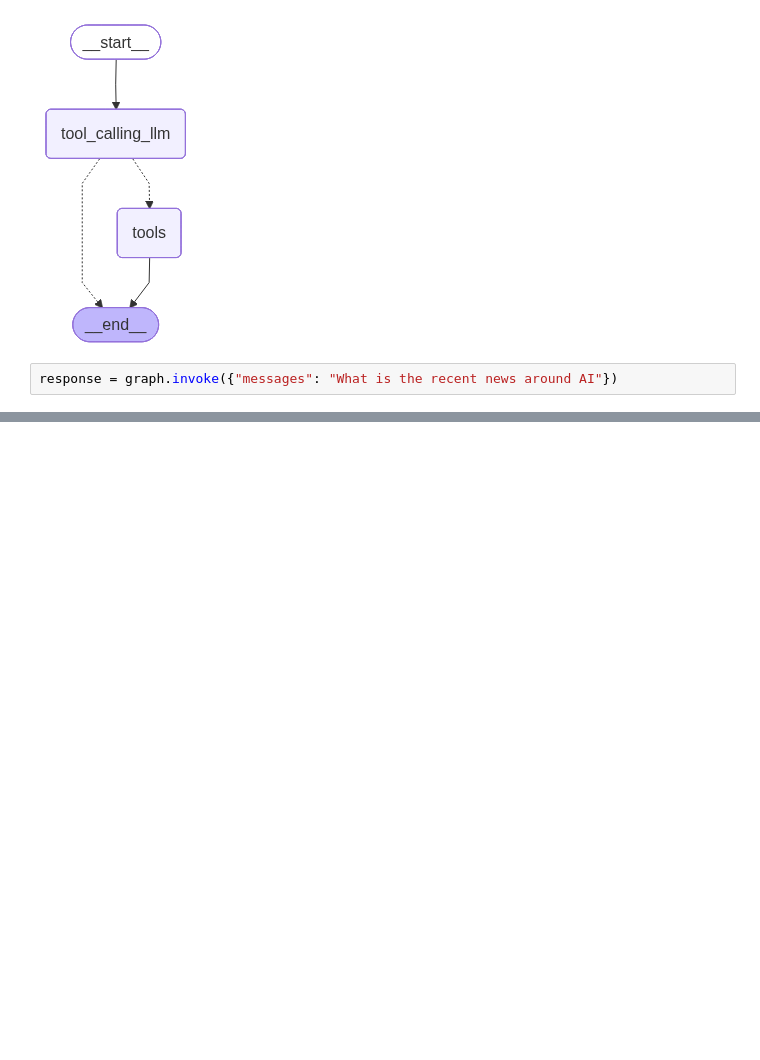
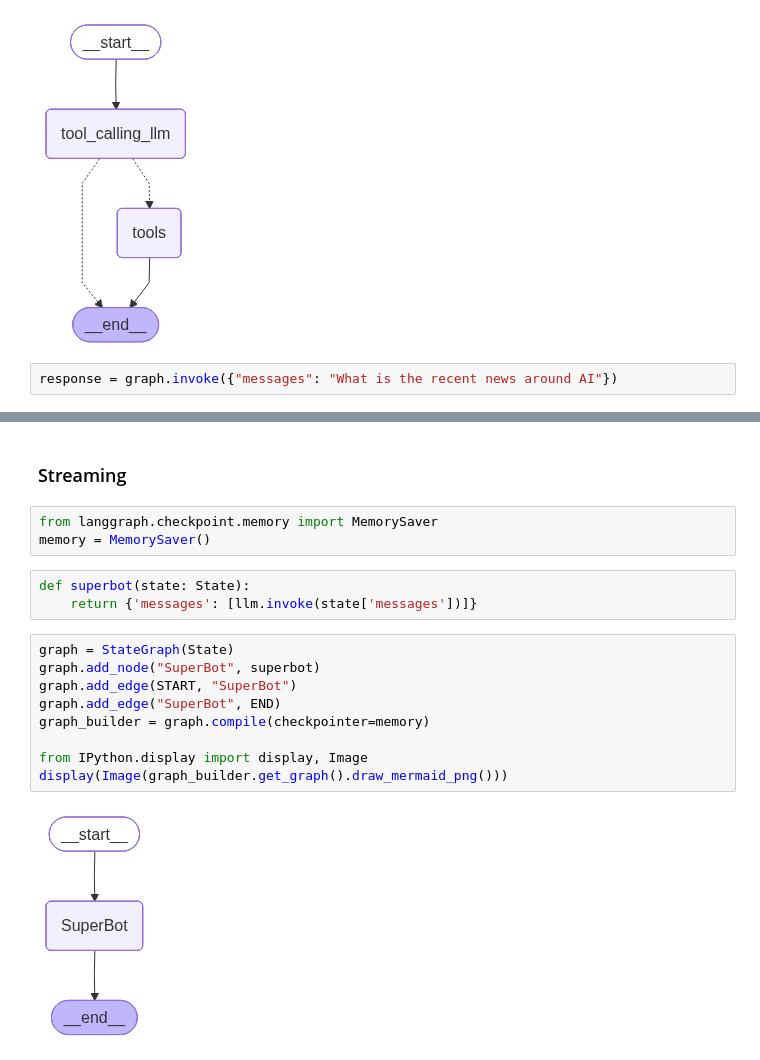
Before and after one commit to prashantsbd/Agentic-AI, a Jupyter notebook: 1-BasicChatBot/1-basicchatbot.ipynb, the cells around one changed output, grey strips where cells are left out. Drawn from its saved outputs; the diff is of its cells as text; blank space fills up the shorter version.

```diff
--- a/1-BasicChatBot/1-basicchatbot.ipynb
+++ b/1-BasicChatBot/1-basicchatbot.ipynb
@@ -196,0 +310,19 @@ Name: tavily_search
+# %% [markdown]
+### Streaming
+# %%
+from langgraph.checkpoint.memory import MemorySaver
+memory = MemorySaver()
+# %%
+def superbot(state: State):
+    return {'messages': [llm.invoke(state['messages'])]}
+# %%
+graph = StateGraph(State)
+graph.add_node("SuperBot", superbot)
+graph.add_edge(START, "SuperBot")
+graph.add_edge("SuperBot", END)
+graph_builder = graph.compile(checkpointer=memory)
+
+from IPython.display import display, Image
+display(Image(graph_builder.get_graph().draw_mermaid_png()))
+# %% [output]
+[figure, added]
```
Also changed, not shown: parts of 24 cells of this notebook.
